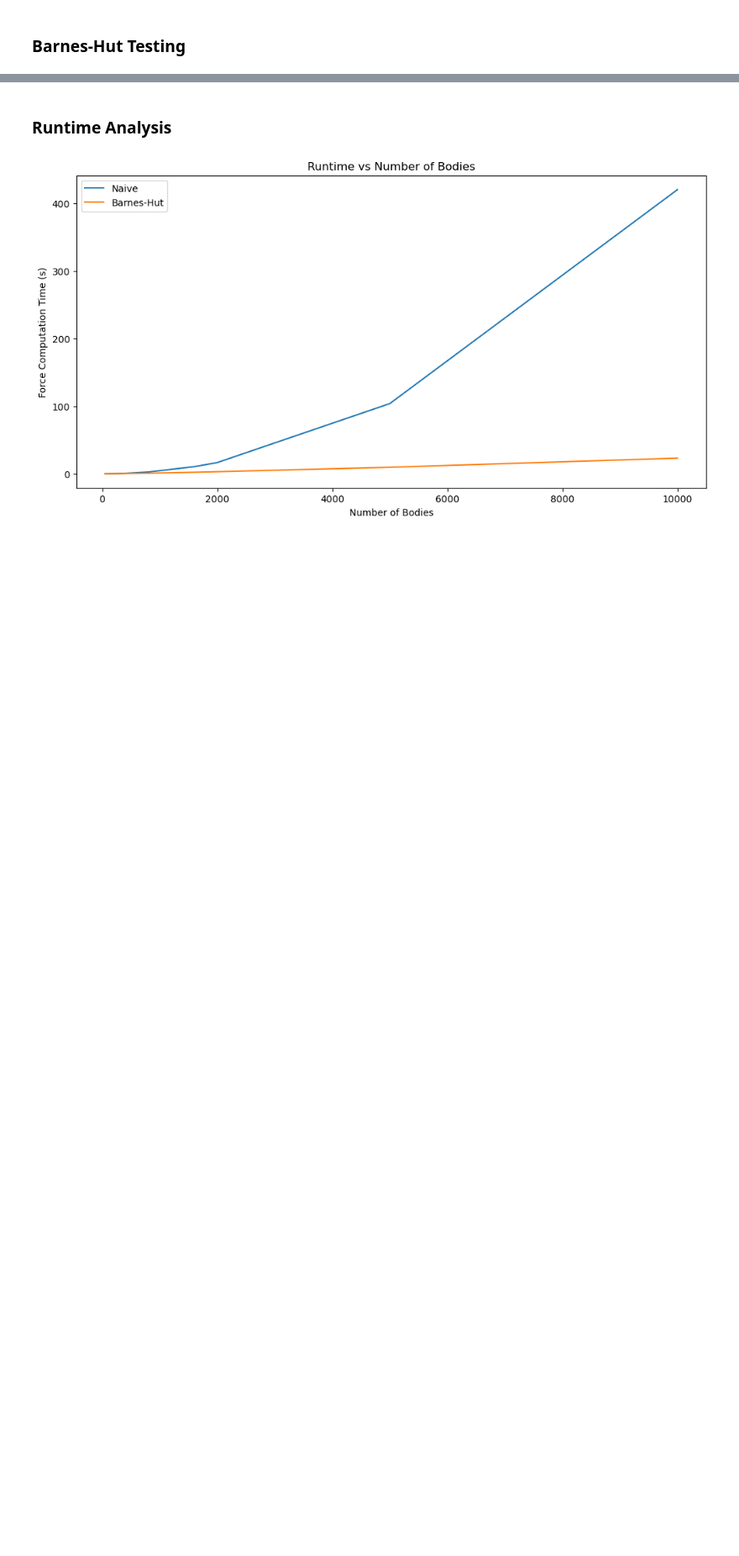
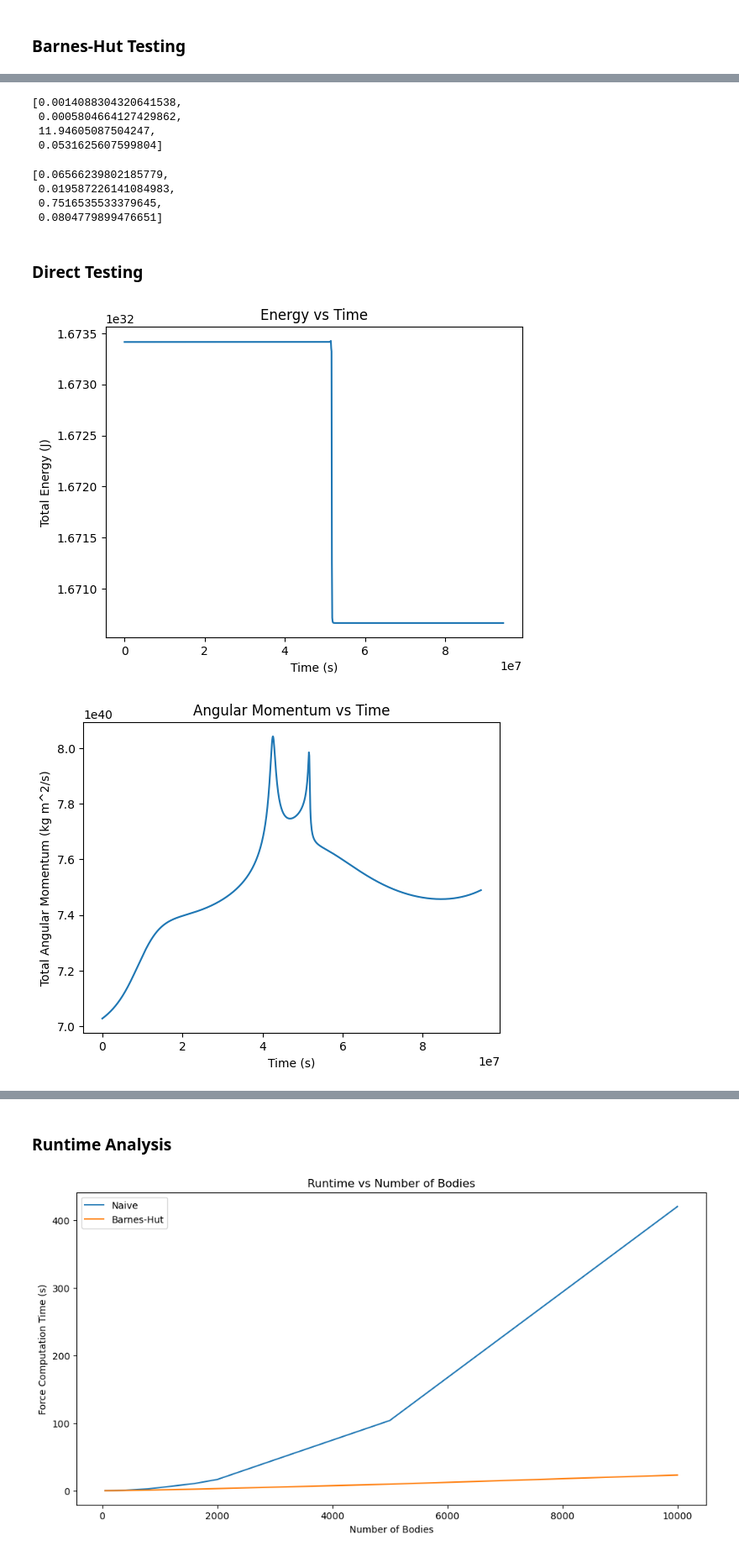
Before and after one commit to whuang259/Math714Project, a Jupyter notebook: nbody-simulation.ipynb, the cells around one changed output, grey strips where cells are left out. Shown at 84% size. Cells and saved outputs as stored; diff of their text form; code cells hidden in the pictures; blank space fills up the shorter version.

```diff
--- a/nbody-simulation.ipynb
+++ b/nbody-simulation.ipynb
@@ -492,0 +500,37 @@ for n in [20,40,80,160]:
+# %%
+bh_energy_errors = [np.abs((a[0] - a[-1]) / a[0]) for a in bh_energies]
+bh_energy_errors
+# %% [output]
+[0.0014088304320641538,
+ 0.0005804664127429862,
+ 11.94605087504247,
+ 0.0531625607599804]
+# %%
+bh_ang_mom_errors = [np.abs((a[0] - a[-1]) / a[0]) for a in bh_ang_mom]
+bh_ang_mom_errors
+# %% [output]
+[0.06566239802185779,
+ 0.019587226141084983,
+ 0.7516535533379645,
+ 0.0804779899476651]
+# %% [markdown]
+### Direct Testing
+# %%
+direct_energies = []
+direct_ang_mom = []
+
+for n in [20,40,80,160]:
+    bodies = generate_random_bodies(n, seed=n)
+
+    sim = NBodySimulation(bodies, dt, steps, RK4Integrator, DirectForceCalculator)
+    sim.run()
+
+    direct_energies.append(sim.get_energy())
+    direct_ang_mom.append(sim.get_ang_mom())
+
+    sim.plot_energy(filename=f"Denergy_plot{n}")
+    sim.plot_ang_mom(filename=f"Dang_plot{n}")
+    sim.plot_traj(filename=f"Dtraj_plot{n}", title=f"Trajectory: {n} bodies")
+# %% [output]
+[figure, added]
+[figure, added]
```
Also changed, not shown: parts of 6 cells of this notebook, 26 other files.
